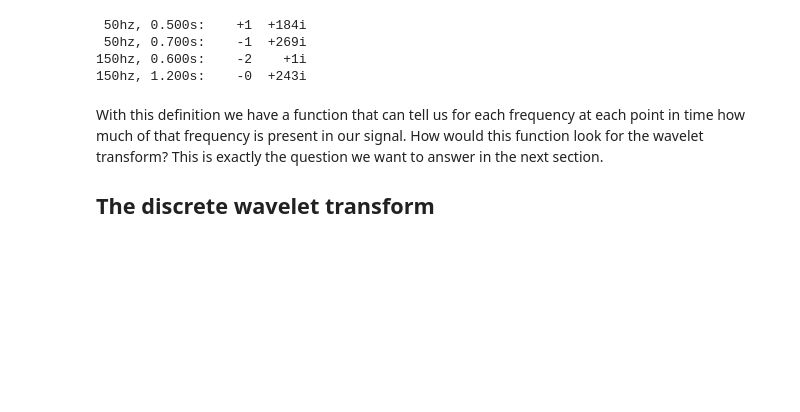
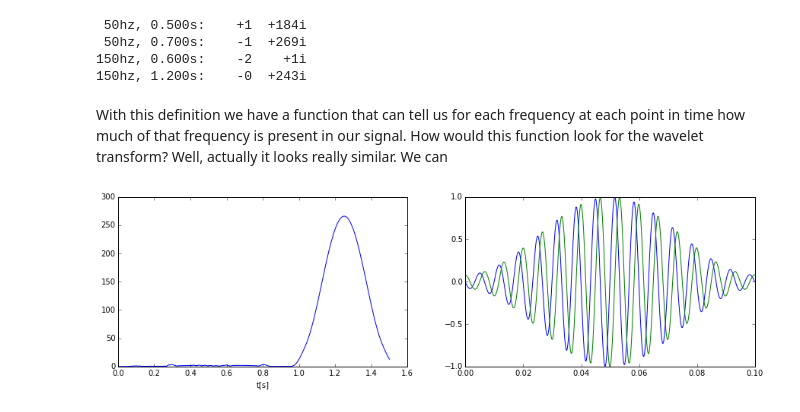
Before and after one commit to CSchoel/learn-wavelets, a Jupyter notebook: wavelet-introduction.ipynb, the cells around one changed output. Drawn from its saved outputs; the diff is of its cells as text; code cells hidden in the pictures; blank space fills up the shorter version.

Commit message:
adds convolution-based version of windowed fourier transform

```diff
--- a/wavelet-introduction.ipynb
+++ b/wavelet-introduction.ipynb
@@ -227,7 +227,26 @@ for f, t in args:
 # %% [markdown]
 With this definition we have a function that can tell us for each frequency at each point in time how much of that frequency is present in our signal.
 How would this function look for the wavelet transform?
-This is exactly the question we want to answer in the next section.
-
-The discrete wavelet transform
--------
+Well, actually it looks really similar. We can
+# %%
+def wfourier_conv(signal, freq, wsize=1000, res=10000):
+    window = hamming(wsize)
+    x = (wsize-1-np.arange(wsize)) * 2 * np.pi * freq / res
+    swindow = window * np.sin(x)
+    cwindow = window * np.cos(x)
+    sfft, cfft = [np.convolve(signal,x,"same") for x in [swindow, cwindow]]
+    return swindow, cwindow, cfft - sfft * 1j
+
+# remember: we have issued a sound with 150hz at t = 1s with duration 5s
+sw150, cw150, f150 = wfourier_conv(audio, 150, res=res)
+plt.figure(figsize=(15,4))
+plt.subplot(121)
+plt.plot(np.arange(len(audio),dtype="float32")/res,np.abs(f150))
+plt.xlabel("t[s]")
+
+plt.subplot(122)
+plt.plot(np.arange(len(sw150),dtype="float32")/res,sw150)
+plt.plot(np.arange(len(cw150),dtype="float32")/res,cw150)
+plt.show()
+# %% [output]
+[figure, added]
```
